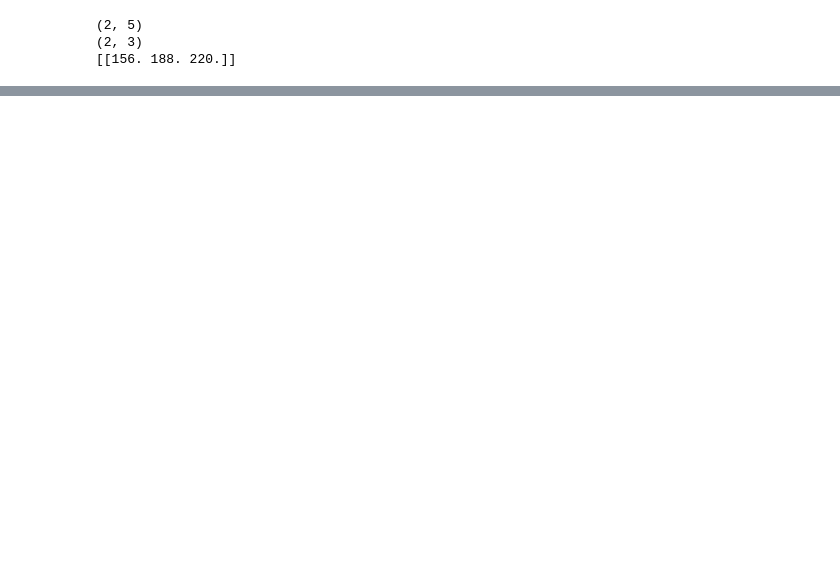
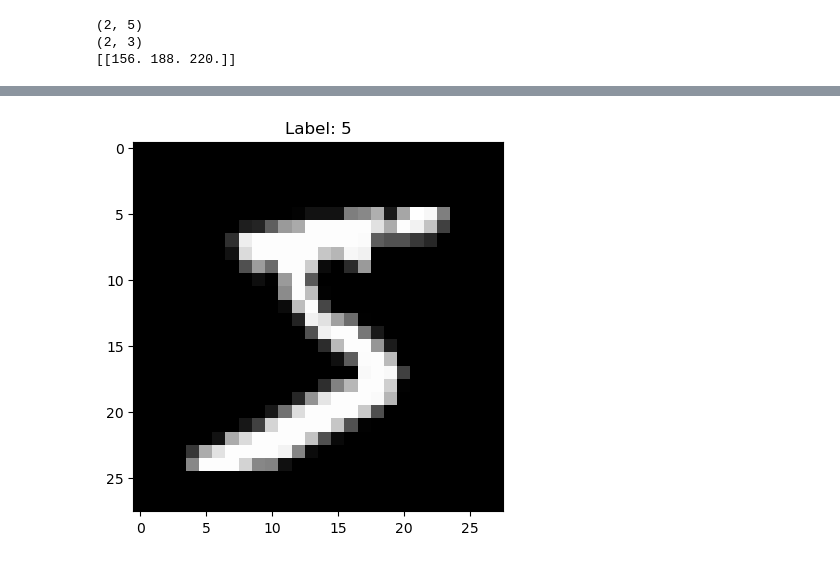
Before and after one commit to abdxu9/lenet_5, a Jupyter notebook: notebook/convolution.ipynb, the cells around one changed output, grey strips where cells are left out. Drawn from its saved outputs; the diff is of its cells as text; code cells hidden in the pictures; blank space fills up the shorter version.

Commit message:
Feat: Correct first example and add convolution on grayscale image

```diff
--- a/notebook/convolution.ipynb
+++ b/notebook/convolution.ipynb
@@ -97,0 +102,4 @@ print(output)
+# %%
+mnist = fetch_openml('mnist_784', version=1)
+X = mnist.data.to_numpy()
+y = mnist.target.to_numpy().astype('int')
@@ -97,0 +128,8 @@ print(output)
+# %%
+import matplotlib.pyplot as plt
+
+plt.imshow(X[0, :].reshape(28, 28), cmap='gray')
+plt.title(f"Label: {y[0]}")
+plt.show()
+# %% [output]
+[figure, added]
```
Also changed, not shown: parts of 11 cells of this notebook.
